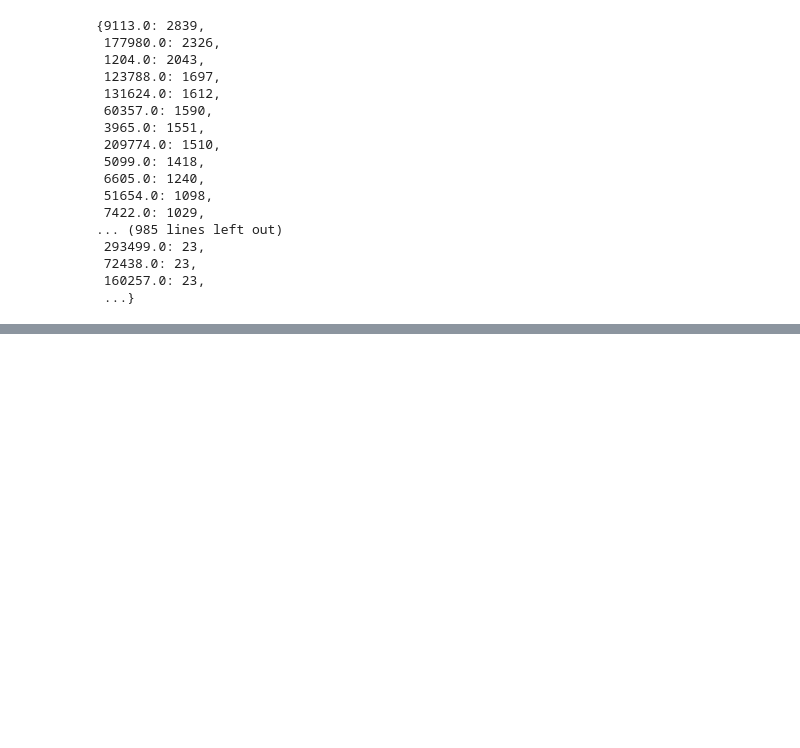
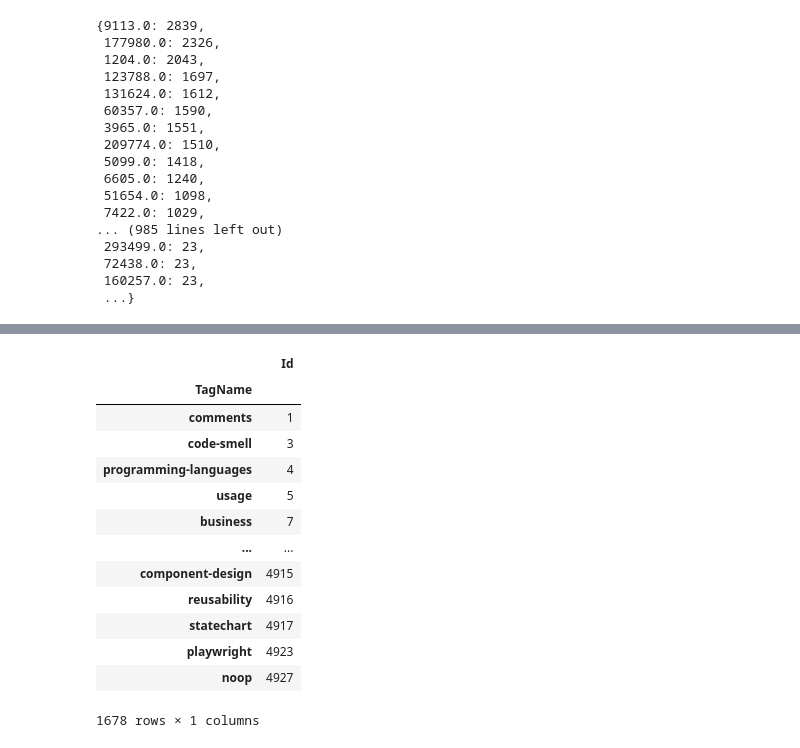
Before and after one commit to Ad-Aayush/Recomendation_Data_Mining, a Jupyter notebook: recomendation.ipynb, the cells around one changed output, grey strips where cells are left out. Saved outputs shown, nothing was run; the diff lists cells and outputs as text; code cells hidden in the pictures; blank space fills up the shorter version.

```diff
--- a/recomendation.ipynb
+++ b/recomendation.ipynb
@@ -62,0 +250,18 @@ count_tag
+# %%
+new_tags_df.set_index('TagName', inplace=True)
+new_tags_df
+# %% [output]
+|  | Id |
+| TagName |  |
+| comments | 1 |
+| code-smell | 3 |
+| programming-languages | 4 |
+| usage | 5 |
+| business | 7 |
+| ... | ... |
+| component-design | 4915 |
+| reusability | 4916 |
+| statechart | 4917 |
+| playwright | 4923 |
+| noop | 4927 |
+1678 rows × 1 columns
```
Also changed, not shown: parts of 25 cells of this notebook.
